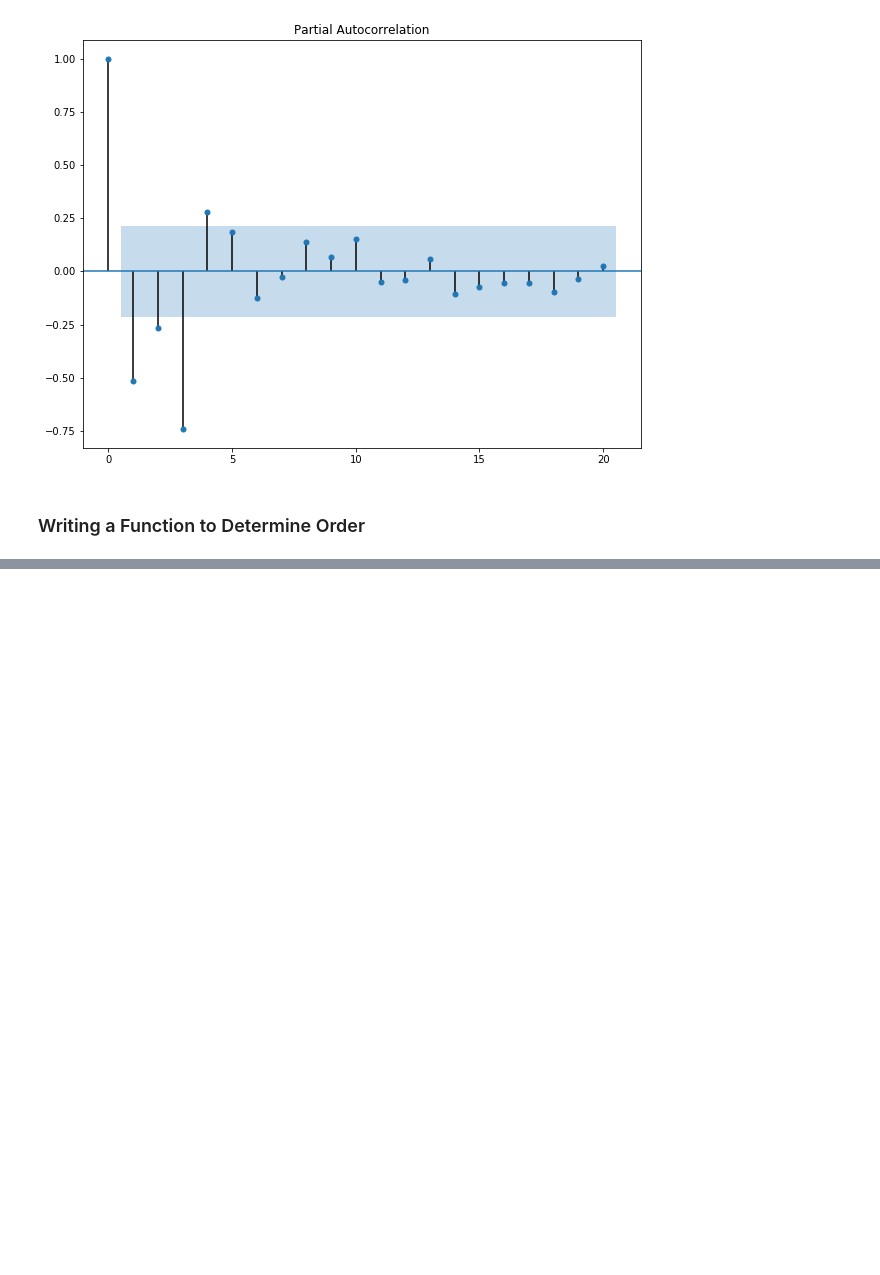
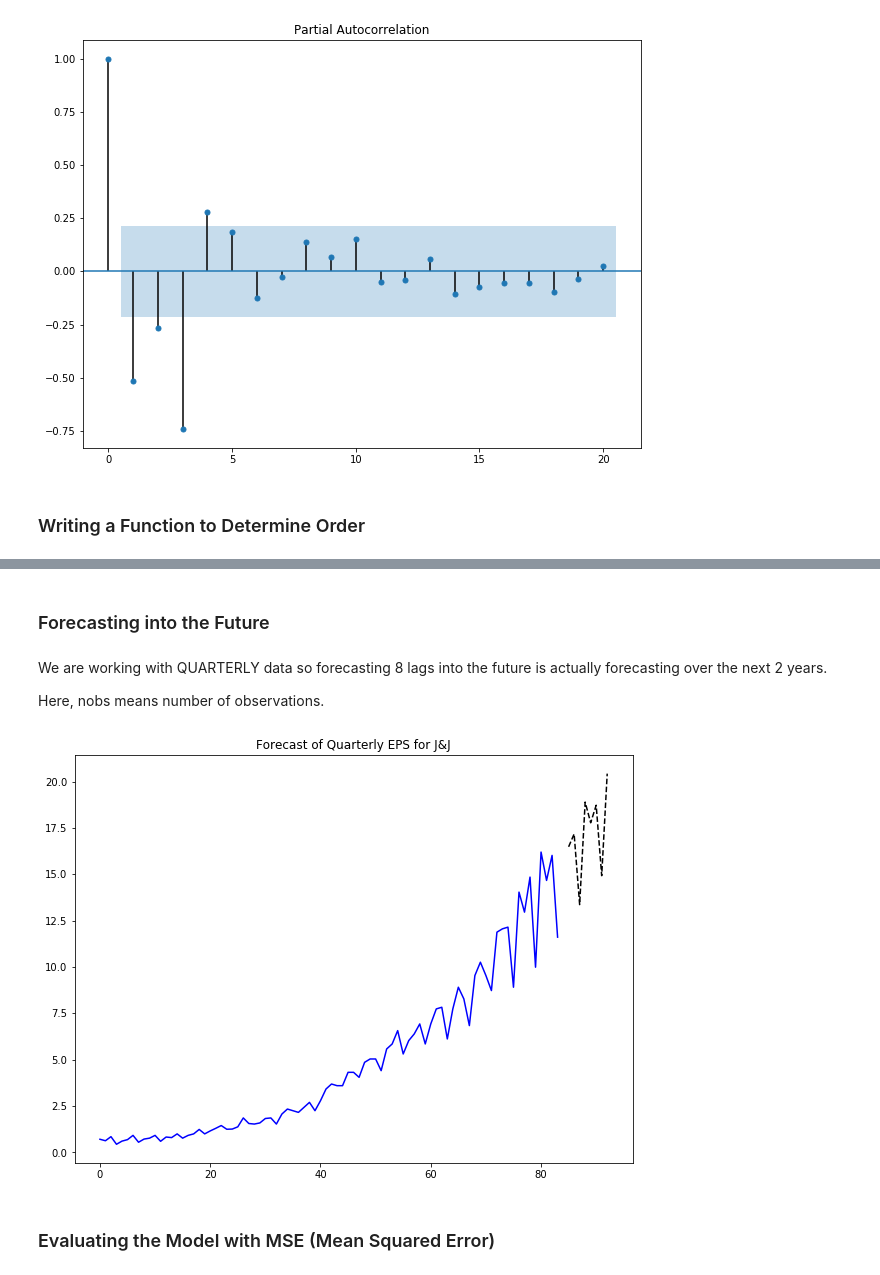
Before and after one commit to jaykayso/AppliedTimeSeriesAnalysisWithPython, a Jupyter notebook: 4_ARIMA.ipynb, the cells around one changed output, grey strips where cells are left out. Cells and saved outputs as stored; diff of their text form; code cells hidden in the pictures; blank space fills up the shorter version.

```diff
--- a/4_ARIMA.ipynb
+++ b/4_ARIMA.ipynb
@@ -119,0 +242,21 @@ Since the
+# %% [markdown]
+### Forecasting into the Future
+# %% [markdown]
+We are working with QUARTERLY data so forecasting 8 lags into the future is actually forecasting over the next 2 years.
+
+Here, nobs means number of observations.
+# %%
+n_forecast = 8
+predict = res.get_prediction(end=best_model.nobs + n_forecast)
+idx = np.arange(len(predict.predicted_mean))
+
+fig, ax = plt.subplots()
+ax.plot(data['data'], 'blue')
+ax.plot(idx[-n_forecast:], predict.predicted_mean[-n_forecast:], 'k--')
+
+ax.set(title='Forecast of Quarterly EPS for J&J')
+plt.show();
+# %% [output]
+[figure, added]
+# %% [markdown]
+### Evaluating the Model with MSE (Mean Squared Error)
```
Also changed, not shown: parts of 14 cells of this notebook.
